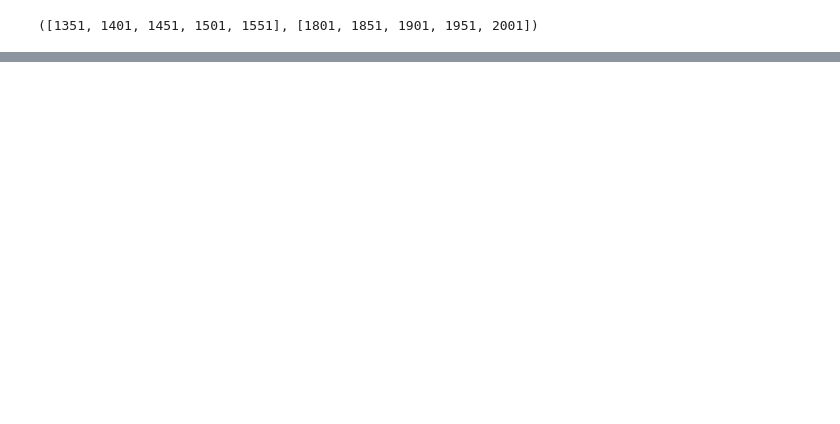
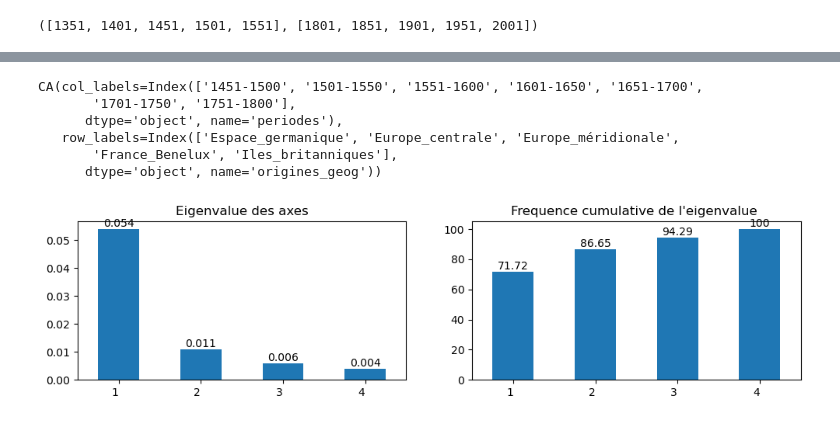
Before and after one commit to Chiodo53/astronomers, a Jupyter notebook: notebooks_jupyter/wikidata_exploration/wdt_nationalite_analyse.ipynb, the cells around one changed output, grey strips where cells are left out. Drawn from its saved outputs; the diff is of its cells as text; code cells hidden in the pictures; blank space fills up the shorter version.

```diff
--- a/notebooks_jupyter/wikidata_exploration/wdt_nationalite_analyse.ipynb
+++ b/notebooks_jupyter/wikidata_exploration/wdt_nationalite_analyse.ipynb
@@ -774,0 +236,3 @@ while i < 4:
+# %%
+cdf_mod = cdf_p[(cdf_p.annee_nais < 1801)].copy(deep=True)
+cdf_mod.info()
@@ -774,0 +272,7 @@ while i < 4:
+# %%
+### Tableau de contingence
+X = "periodes"  # "0"
+Y = "origines_geog"
+
+ddf = cdf_mod[[Y,X]].pivot_table(index=Y,columns=X,aggfunc=len,margins=True,margins_name="Total").fillna(0).astype(int)
+ddf
@@ -774,0 +302,4 @@ while i < 4:
+# %%
+### Production du tableau à analyser
+D = ddf.iloc[5:10,2:-1].copy(deep=True)
+D
@@ -774,0 +357,35 @@ while i < 4:
+# %%
+afc = CA(row_labels=D.index,col_labels=D.columns)
+afc.fit(D.values)
+# %% [output]
+CA(col_labels=Index(['1451-1500', '1501-1550', '1551-1600', '1601-1650', '1651-1700',
+       '1701-1750', '1751-1800'],
+      dtype='object', name='periodes'),
+   row_labels=Index(['Espace_germanique', 'Europe_centrale', 'Europe_méridionale',
+       'France_Benelux', 'Iles_britanniques'],
+      dtype='object', name='origines_geog'))
+# %%
+eig = pd.DataFrame(afc.eig_)
+
+r1 = round(eig.iloc[0], 3)
+r2 = round(eig.iloc[2], 2)
+s=list(range(1,len(r1)+1))
+r1.index=s
+r2.index=s
+
+# https://www.statology.org/pandas-subplots/
+fig, axes = plt.subplots(nrows=1, ncols=2, figsize=(12,3))
+
+ax1 = r1.plot(kind='bar', ax=axes[0], title='Eigenvalue des axes')
+ax2 = r2.plot(kind='bar', ax=axes[1], title="Frequence cumulative de l'eigenvalue ")
+
+
+ax1.bar_label(ax1.containers[0])
+ax2.bar_label(ax2.containers[0])
+
+
+# Met les valeurs xticks en vertical
+fig.autofmt_xdate(rotation=0)
+plt.show()
+# %% [output]
+[figure, added]
```
Also changed, not shown: parts of 104 cells of this notebook.
